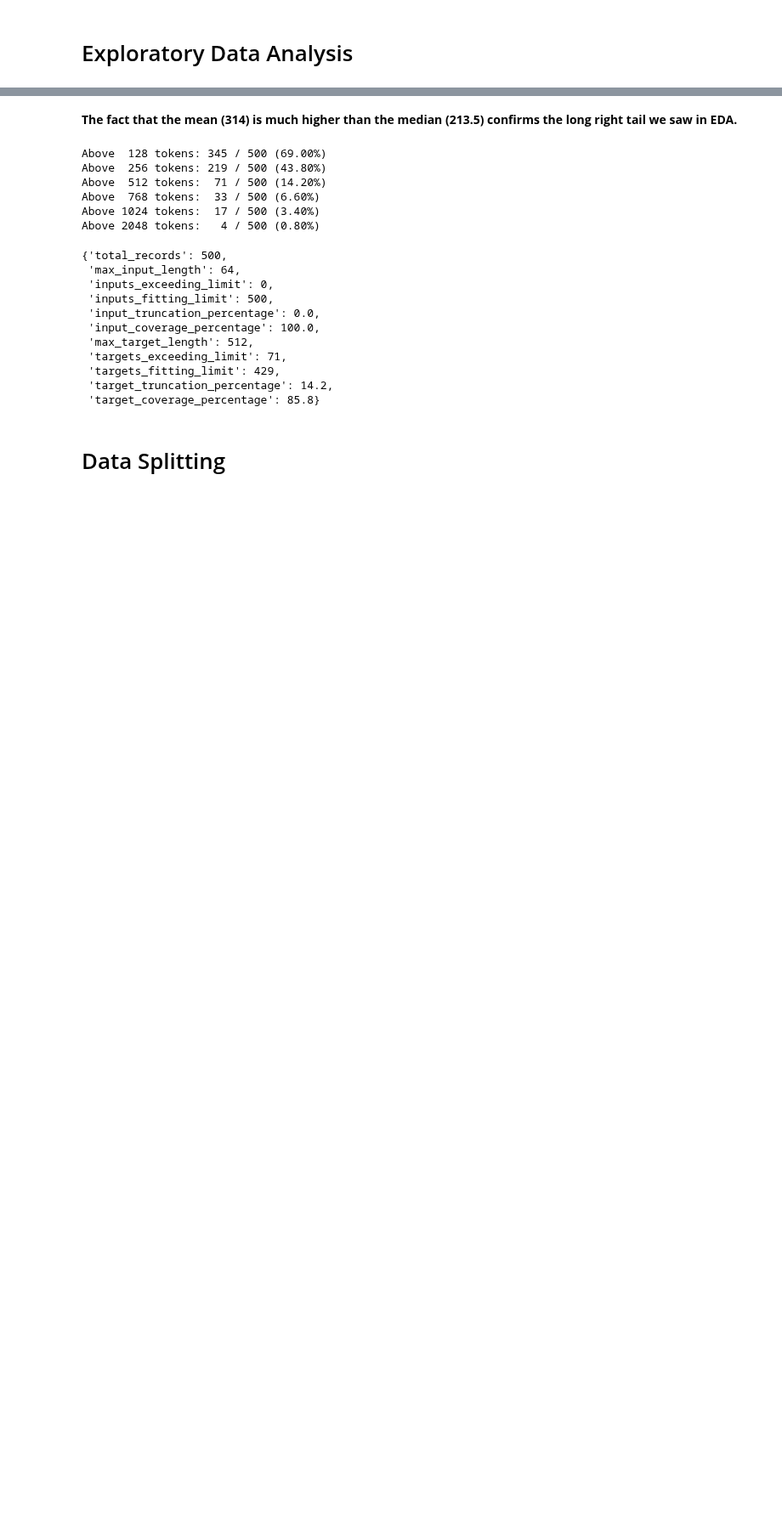
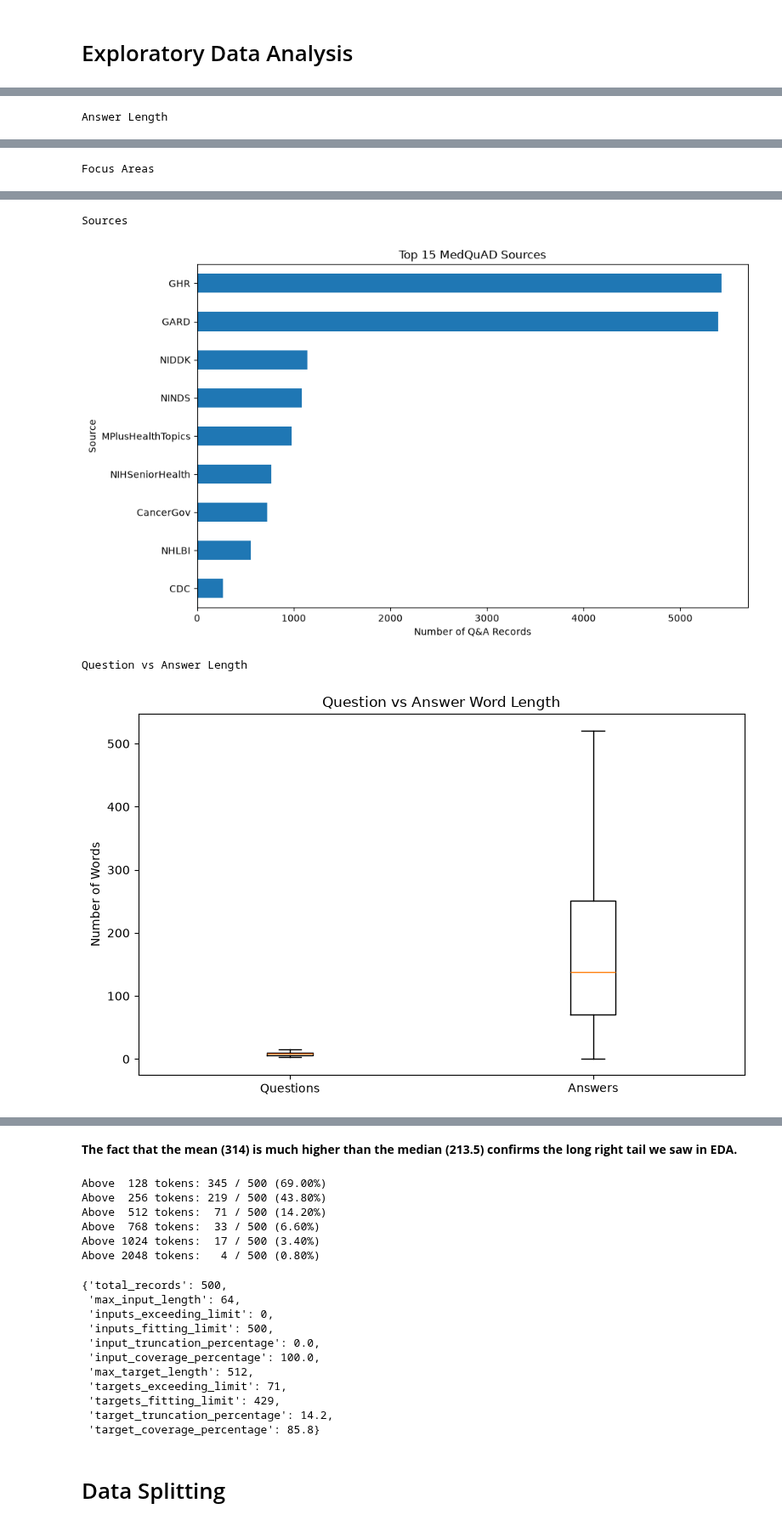
Before and after one commit to McChandra/medical_chatbot, a Jupyter notebook: notebooks/test.ipynb, the cells around one changed output, grey strips where cells are left out. Shown at 85% size. Cells and saved outputs as stored; diff of their text form; code cells hidden in the pictures; blank space fills up the shorter version.

Commit message:
EDA, Preprocessing, and cleaned MEdQuad data saved locally

```diff
--- a/notebooks/test.ipynb
+++ b/notebooks/test.ipynb
@@ -37,2 +0,0 @@ D:\sample_files\tabular\people.csv
-# %%
-tabular_extract = tabular_loader.load_tabular(tabular_one)
@@ -282,7 +82,0 @@ fig
-# %%
-fig = plot_source_distribution(
-    medquad_clean_df,
-    top_n=15
-)
-
-fig
@@ -504,0 +83,7 @@ TARGET TOKEN STATISTICS: {'count': 500, 'minimum': 3, 'maximum': 4943, 'mean': 3
+# %%
+from src.data import eda
+
+eda_results = eda.run_eda(medquad_cleaned_df)
+
+print("MedQuAD EDA completed successfully!")
+print("Available analyses:", list(eda_results.keys()))
@@ -504,0 +230,28 @@ TARGET TOKEN STATISTICS: {'count': 500, 'minimum': 3, 'maximum': 4943, 'mean': 3
+# %%
+# Generate EDA Visualizations
+
+import matplotlib.pyplot as plt
+
+figures = {
+    "Question Length": eda.plot_text_length_distribution(
+        medquad_cleaned_df, "question"
+    ),
+    "Answer Length": eda.plot_text_length_distribution(
+        medquad_cleaned_df, "answer", percentile=0.99
+    ),
+    "Focus Areas": eda.plot_focus_area_distribution(
+        medquad_cleaned_df, top_n=20
+    ),
+    "Sources": eda.plot_source_distribution(
+        medquad_cleaned_df
+    ),
+    "Question vs Answer Length": eda.plot_question_answer_length(
+        medquad_cleaned_df
+    ),
+}
+
+for name, fig in figures.items():
+    print(name)
+    display(fig)
+    plt.close(fig)
+# %% [output]
@@ -504,0 +260 @@ TARGET TOKEN STATISTICS: {'count': 500, 'minimum': 3, 'maximum': 4943, 'mean': 3
+Answer Length
@@ -504,0 +262 @@ TARGET TOKEN STATISTICS: {'count': 500, 'minimum': 3, 'maximum': 4943, 'mean': 3
+Focus Areas
@@ -504,0 +264,4 @@ TARGET TOKEN STATISTICS: {'count': 500, 'minimum': 3, 'maximum': 4943, 'mean': 3
+Sources
+[figure, added]
+Question vs Answer Length
+[figure, added]
```
Also changed, not shown: parts of 52 cells of this notebook.
